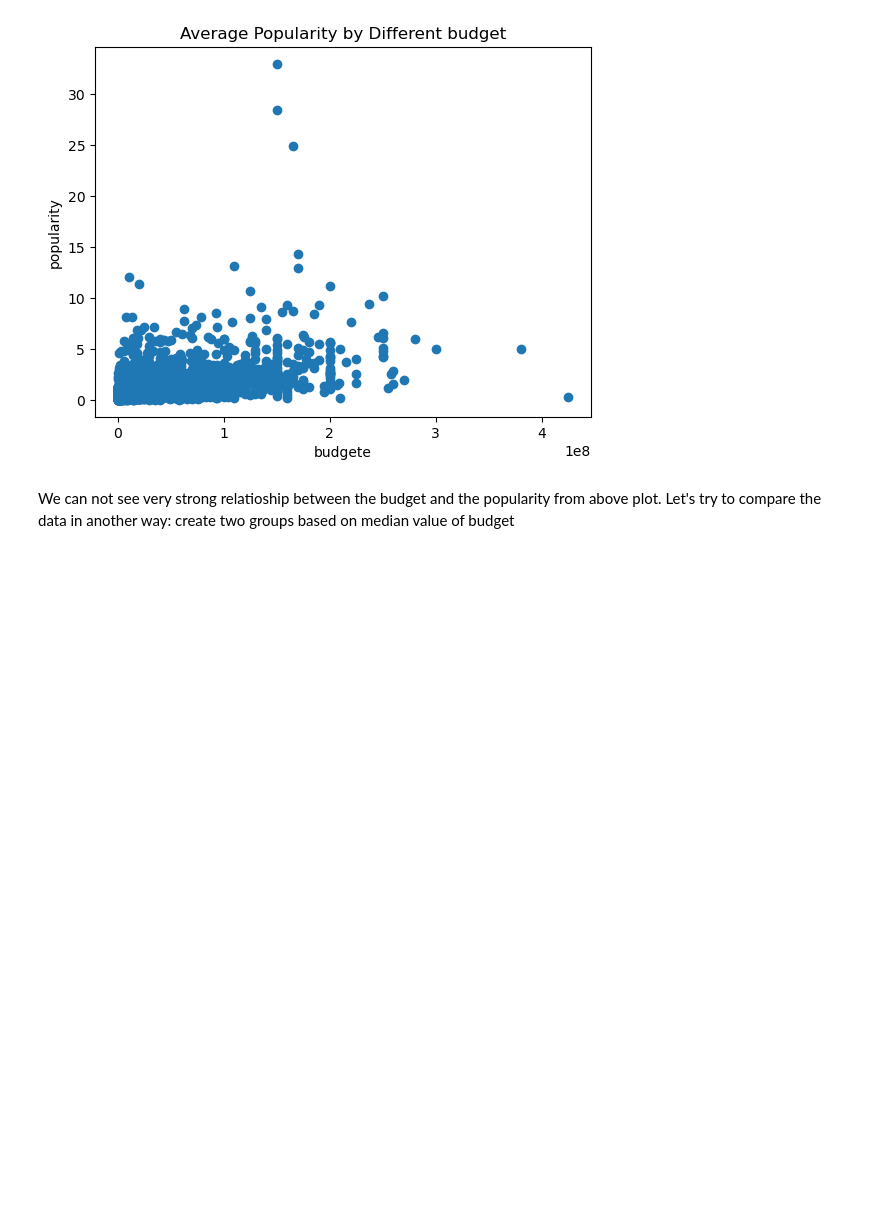
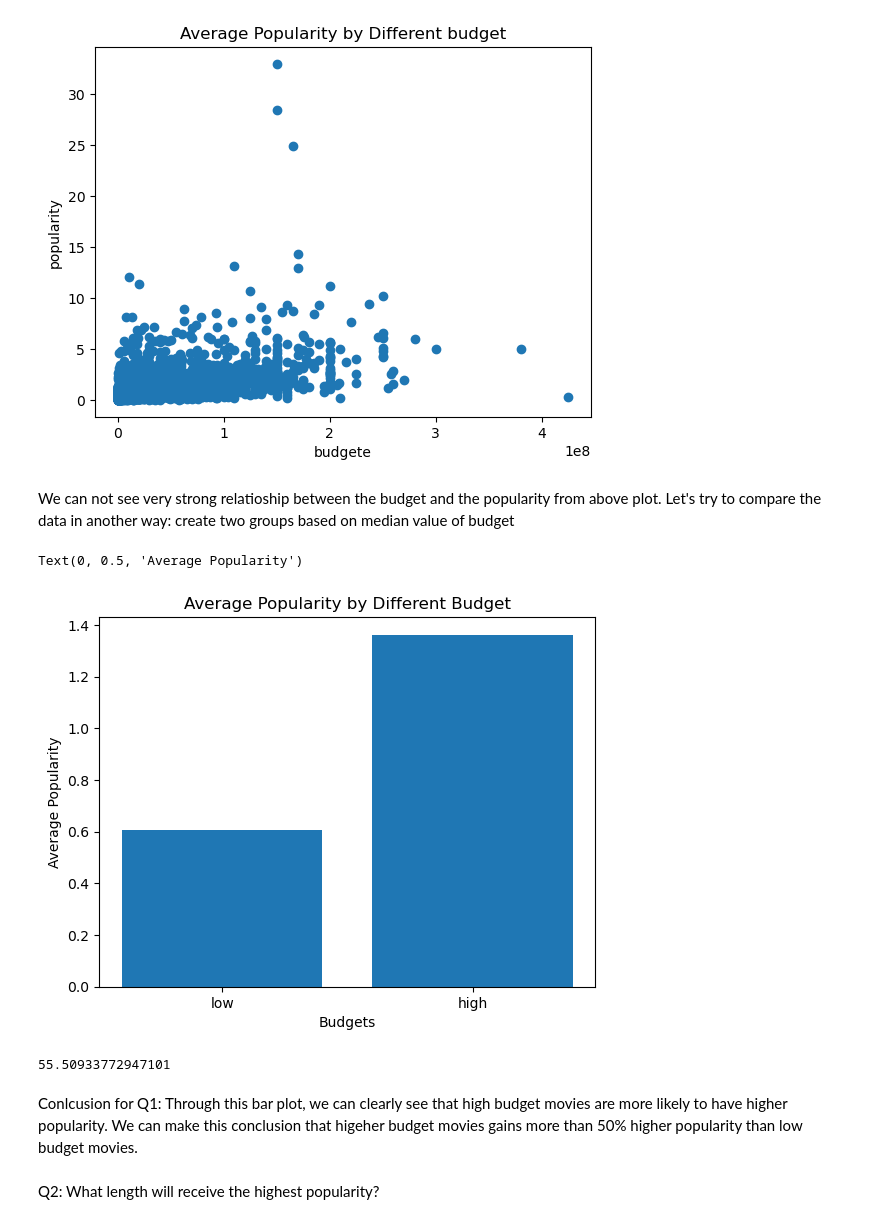
Before and after one commit to kunalmalav/tmdbMoviesDataAnalysis, a Jupyter notebook: main.ipynb, the cells around one changed output. Saved outputs shown, nothing was run; the diff lists cells and outputs as text; code cells hidden in the pictures; blank space fills up the shorter version.

```diff
--- a/main.ipynb
+++ b/main.ipynb
@@ -198,3 +198,28 @@ We can not see very strong relatioship between the budget and the popularity fro
 m = df['budget'].median()
 low_budg =  df.query('budget < {}'.format(m))
 high_budg =  df.query('budget >= {}'.format(m))
+# %%
+# check low budget and high budget mean values respecively
+mean_popularity_of_low_budget = low_budg['popularity'].mean()
+mean_popularity_of_high_budget = high_budg['popularity'].mean()
+# %%
+# create a bar chart with the values we get above
+locations = [1,2]
+heights = [mean_popularity_of_low_budget , mean_popularity_of_high_budget]
+labels=['low','high']
+plt.bar(locations, heights, tick_label = labels)
+plt.title('Average Popularity by Different Budget')
+plt.xlabel('Budgets')
+plt.ylabel('Average Popularity')
+# %% [output]
+Text(0, 0.5, 'Average Popularity')
+[figure, added]
+# %%
+increase_percentage = (mean_popularity_of_high_budget - mean_popularity_of_low_budget) / mean_popularity_of_high_budget * 100
+increase_percentage
+# %% [output]
+55.50933772947101
+# %% [markdown]
+Conlcusion for Q1: Through this bar plot, we can clearly see that high budget movies are more likely to have higher popularity. We can make this conclusion that higeher budget movies gains more than 50% higher popularity than low budget movies.
+# %% [markdown]
+Q2: What length will receive the highest popularity?
```
Also changed, not shown: parts of 3 cells of this notebook.
